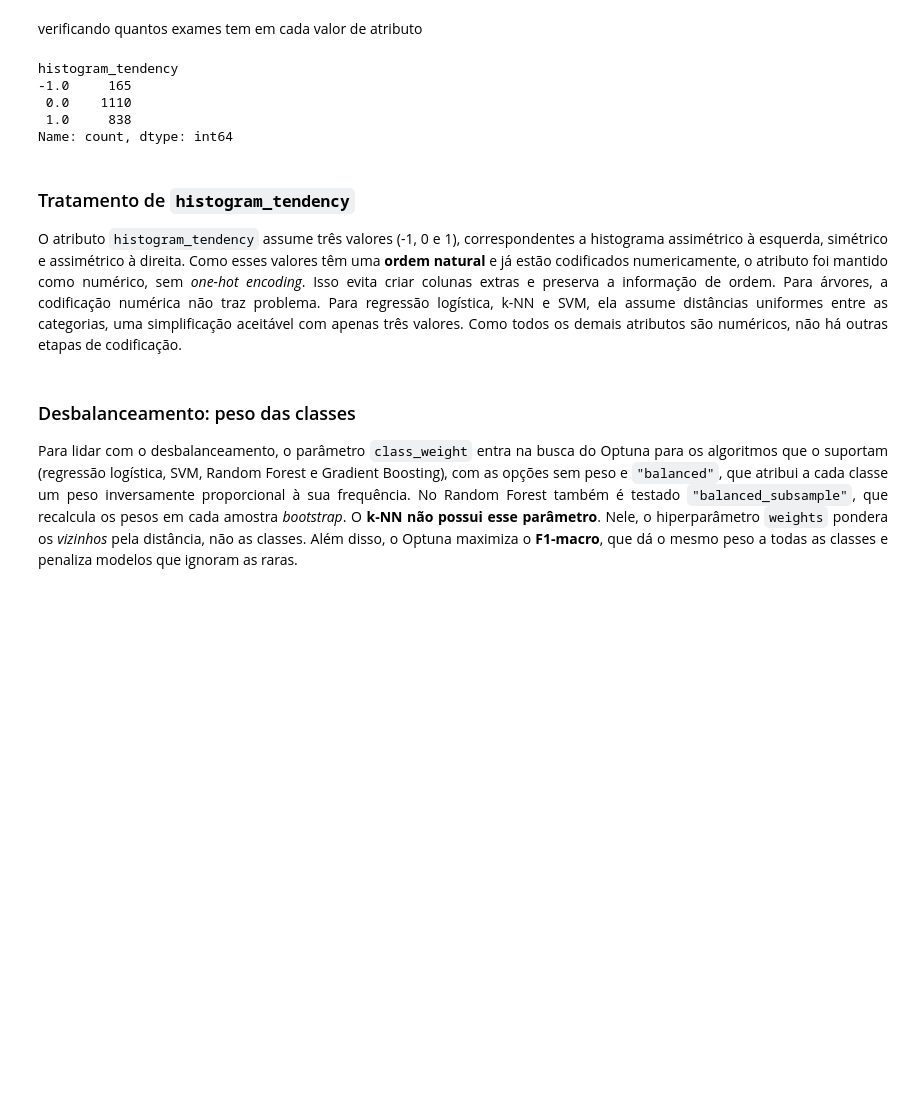
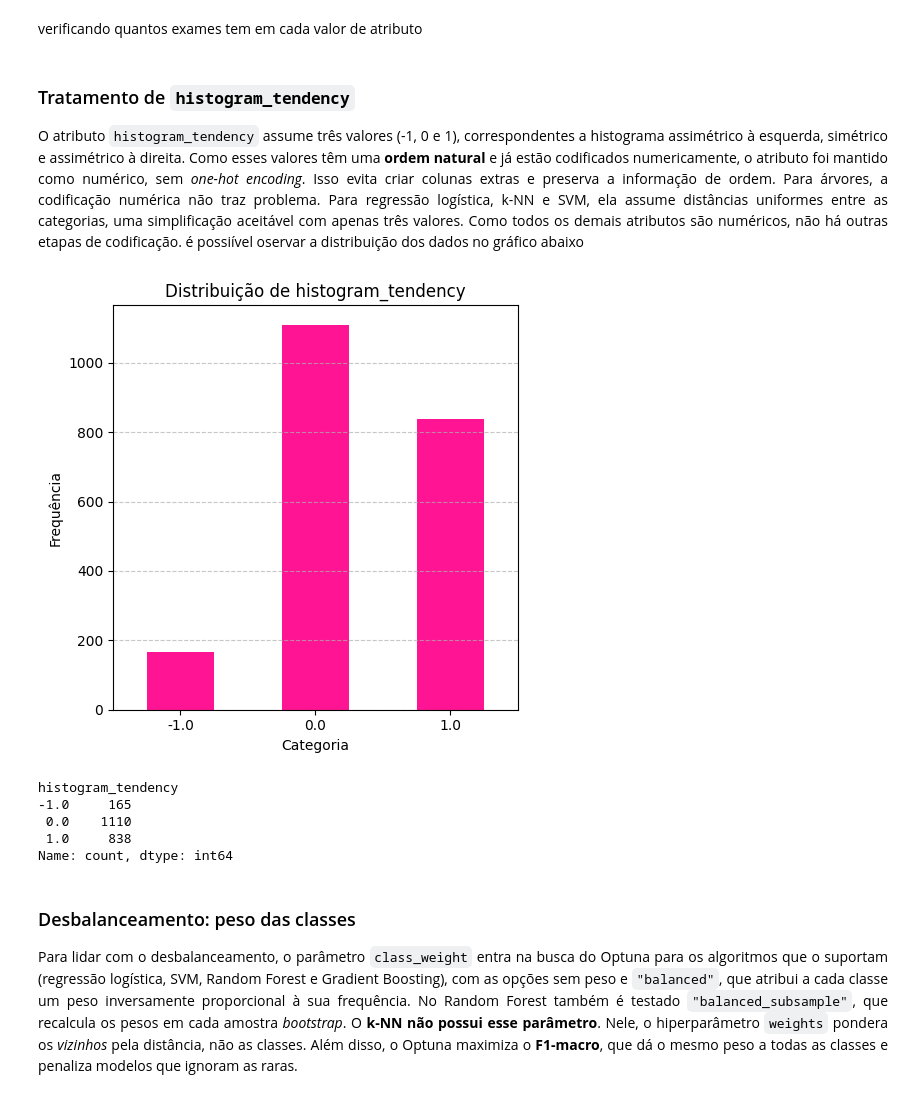
Before and after one commit to isalemecruz/tiamat, a Jupyter notebook: Untitled.ipynb, the cells around one changed output. Saved outputs shown, nothing was run; the diff lists cells and outputs as text; code cells hidden in the pictures; blank space fills up the shorter version.

```diff
--- a/Untitled.ipynb
+++ b/Untitled.ipynb
@@ -763,18 +770,42 @@ def cria_normalizador(trial):
     return normalizadores[nome]
 # %% [markdown]
 verificando quantos exames tem em cada valor de atributo
-# %%
-print(df["histogram_tendency"].value_counts().sort_index())
-# %% [output]
-histogram_tendency
--1.0     165
- 0.0    1110
- 1.0     838
-Name: count, dtype: int64
 # %% [markdown]
 <h3>Tratamento de <code>histogram_tendency</code></h3>
 
-<p align="justify"> O atributo <code>histogram_tendency</code> assume três valores (-1, 0 e 1), correspondentes a histograma assimétrico à esquerda, simétrico e assimétrico à direita. Como esses valores têm uma <strong>ordem natural</strong> e já estão codificados numericamente, o atributo foi mantido como numérico, sem <em>one-hot encoding</em>. Isso evita criar colunas extras e preserva a informação de ordem. Para árvores, a codificação numérica não traz problema. Para regressão logística, k-NN e SVM, ela assume distâncias uniformes entre as categorias, uma simplificação aceitável com apenas três valores. Como todos os demais atributos são numéricos, não há outras etapas de codificação. </p>
+<p align="justify"> O atributo <code>histogram_tendency</code> assume três valores (-1, 0 e 1), correspondentes a histograma assimétrico à esquerda, simétrico e assimétrico à direita. Como esses valores têm uma <strong>ordem natural</strong> e já estão codificados numericamente, o atributo foi mantido como numérico, sem <em>one-hot encoding</em>. Isso evita criar colunas extras e preserva a informação de ordem. Para árvores, a codificação numérica não traz problema. Para regressão logística, k-NN e SVM, ela assume distâncias uniformes entre as categorias, uma simplificação aceitável com apenas três valores. Como todos os demais atributos são numéricos, não há outras etapas de codificação. é possiível oservar a distribuição dos dados no gráfico abaixo </p>
+# %%
+import matplotlib.pyplot as plt
+
+contagem = df["histogram_tendency"].value_counts().sort_index()
+
+ax = contagem.plot(
+    kind="bar",
+    figsize=(5,5),
+    color="deeppink",
+
+)
+
+plt.title("Distribuição de histogram_tendency")
+plt.xlabel("Categoria")
+plt.ylabel("Frequência")
+plt.xticks(rotation=0)
+
+
+
+plt.grid(axis="y", linestyle="--", alpha=0.7)
+plt.tight_layout()
+plt.show()
+# %% [output]
+[figure, added]
+# %%
+print(df["histogram_tendency"].value_counts().sort_index())
+# %% [output]
+histogram_tendency
+-1.0     165
+ 0.0    1110
+ 1.0     838
+Name: count, dtype: int64
 # %% [markdown]
 <h3>Desbalanceamento: peso das classes</h3>
 
```
Also changed, not shown: parts of 36 cells of this notebook, 6 other files.
